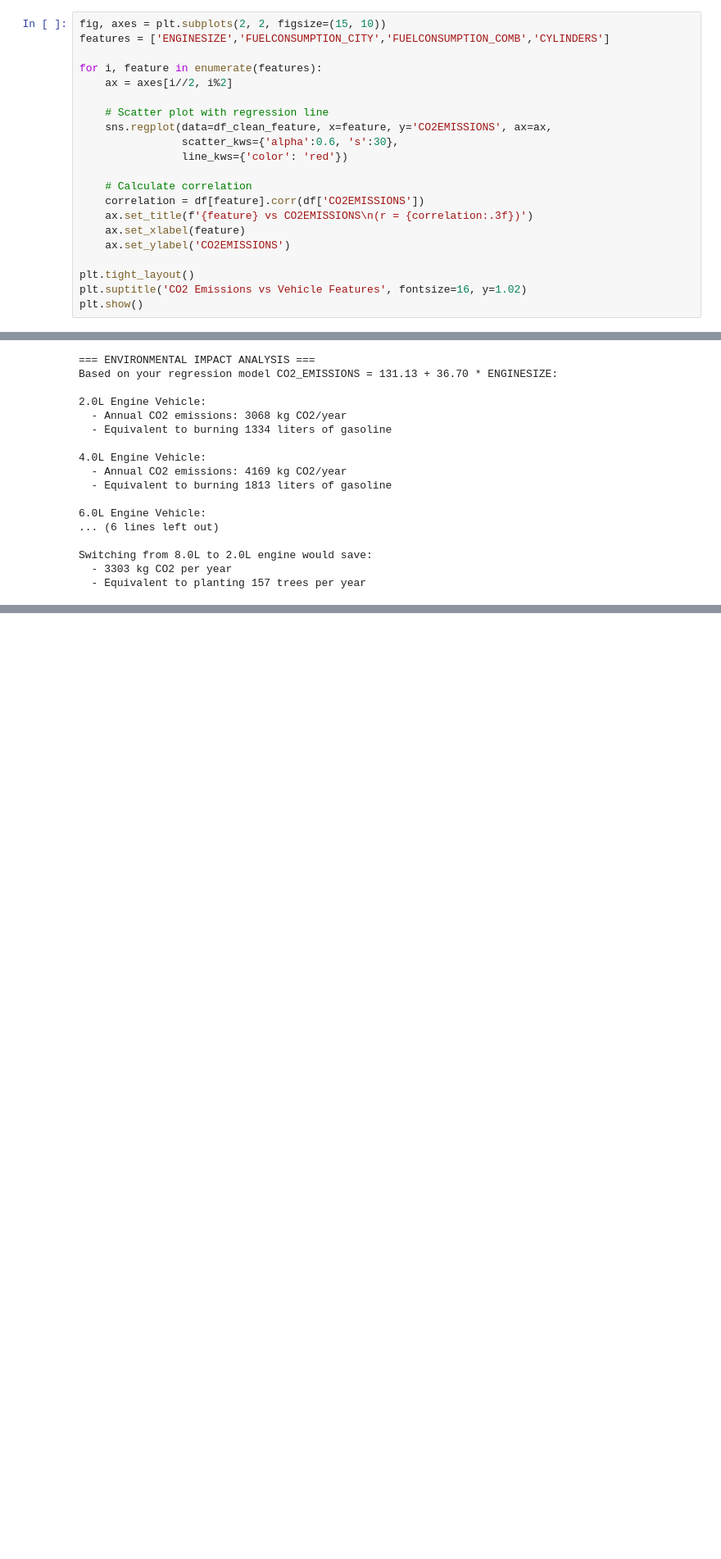
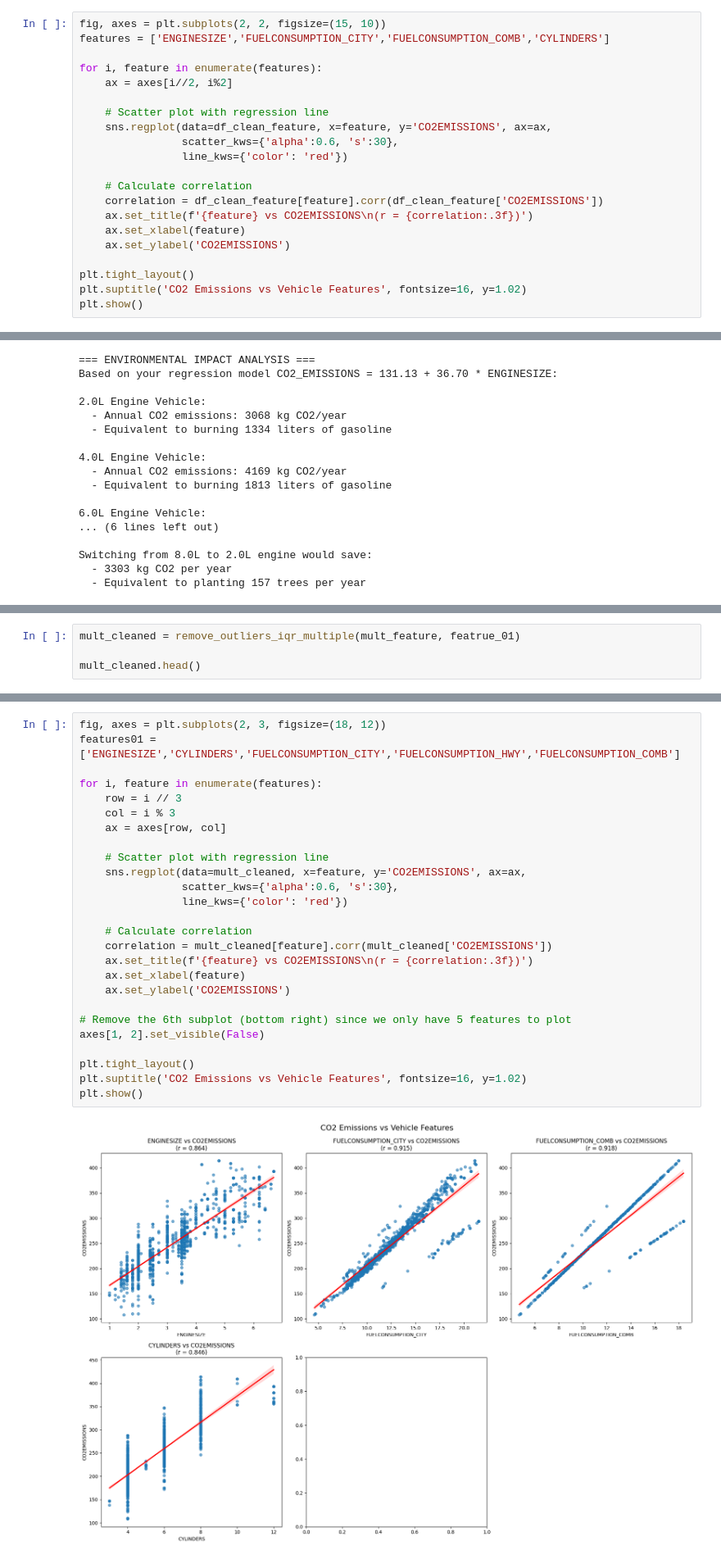
Before and after one commit to shyam007-srec/Sonar-Rock-vs-Mine-Prediction---Machine-Learning-Project, a Jupyter notebook: vehicle-environmental-impact-model.ipynb, the cells around one changed output, grey strips where cells are left out. Shown at 82% size. Drawn from its saved outputs; the diff is of its cells as text; blank space fills up the shorter version.

Commit message:
Kaggle Notebook | Vehicle Environmental Impact Model | Version 6

```diff
--- a/vehicle-environmental-impact-model.ipynb
+++ b/vehicle-environmental-impact-model.ipynb
@@ -274,7 +278,7 @@ for i, feature in enumerate(features):
                 line_kws={'color': 'red'})
 
     # Calculate correlation
-    correlation = df[feature].corr(df['CO2EMISSIONS'])
+    correlation = df_clean_feature[feature].corr(df_clean_feature['CO2EMISSIONS'])
     ax.set_title(f'{feature} vs CO2EMISSIONS\n(r = {correlation:.3f})')
     ax.set_xlabel(feature)
     ax.set_ylabel('CO2EMISSIONS')
@@ -449,0 +468,4 @@ Switching from 8.0L to 2.0L engine would save:
+# %%
+mult_cleaned = remove_outliers_iqr_multiple(mult_feature, featrue_01)
+
+mult_cleaned.head()
@@ -449,0 +489,28 @@ Switching from 8.0L to 2.0L engine would save:
+# %%
+fig, axes = plt.subplots(2, 3, figsize=(18, 12))
+features01 = ['ENGINESIZE','CYLINDERS','FUELCONSUMPTION_CITY','FUELCONSUMPTION_HWY','FUELCONSUMPTION_COMB']
+
+for i, feature in enumerate(features):
+    row = i // 3
+    col = i % 3
+    ax = axes[row, col]
+
+    # Scatter plot with regression line
+    sns.regplot(data=mult_cleaned, x=feature, y='CO2EMISSIONS', ax=ax,
+                scatter_kws={'alpha':0.6, 's':30},
+                line_kws={'color': 'red'})
+
+    # Calculate correlation
+    correlation = mult_cleaned[feature].corr(mult_cleaned['CO2EMISSIONS'])
+    ax.set_title(f'{feature} vs CO2EMISSIONS\n(r = {correlation:.3f})')
+    ax.set_xlabel(feature)
+    ax.set_ylabel('CO2EMISSIONS')
+
+# Remove the 6th subplot (bottom right) since we only have 5 features to plot
+axes[1, 2].set_visible(False)
+
+plt.tight_layout()
+plt.suptitle('CO2 Emissions vs Vehicle Features', fontsize=16, y=1.02)
+plt.show()
+# %% [output]
+[figure, added]
```
Also changed, not shown: parts of 15 cells of this notebook.
